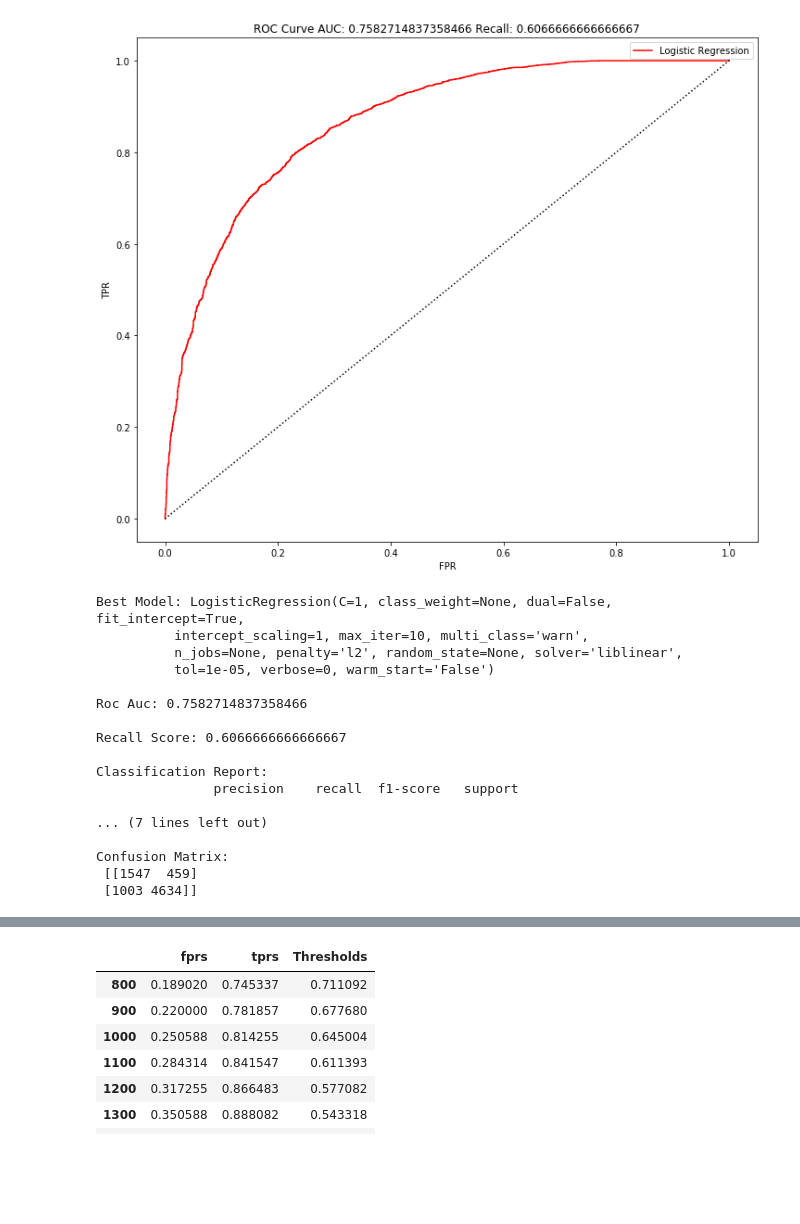
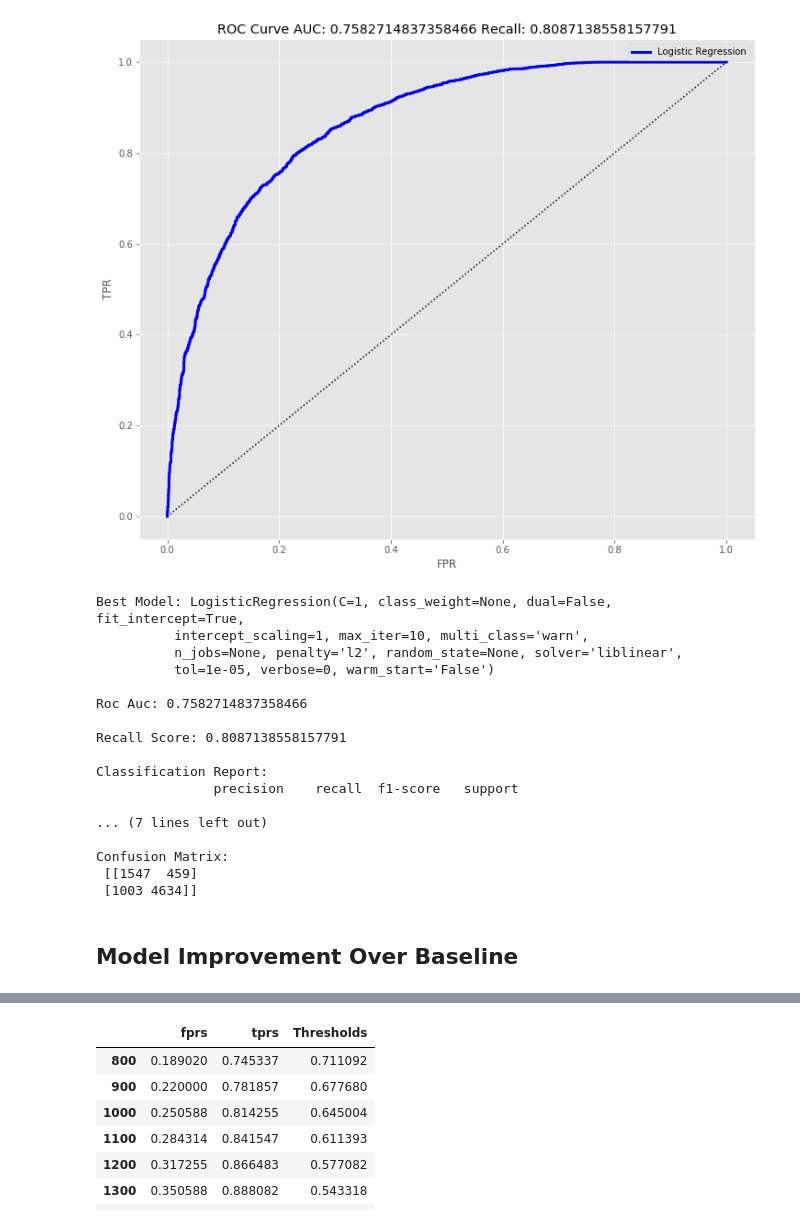
Before and after one commit to jeremymiller00/Predicting-Success-in-Online-Education, a Jupyter notebook: models/logistic_regression_completion_third_quarter.ipynb, the cells around one changed output, grey strips where cells are left out. Saved outputs shown, nothing was run; the diff lists cells and outputs as text; code cells hidden in the pictures; blank space fills up the shorter version.

```diff
--- a/models/logistic_regression_completion_third_quarter.ipynb
+++ b/models/logistic_regression_completion_third_quarter.ipynb
@@ -1,18 +1,23 @@
 # %%
 import pandas as pd
 import pickle
-from sklearn.linear_model import LogisticRegression
 from sklearn.preprocessing import StandardScaler
 import numpy as np
 import pandas as pd
 from sklearn.metrics import recall_score, roc_auc_score, roc_curve, confusion_matrix, classification_report, accuracy_score
-from sklearn.model_selection import cross_val_score
-import statsmodels.api as sm
-from statsmodels.stats.outliers_influence import variance_inflation_factor
 import collections as c
 import matplotlib.pyplot as plt
+plt.style.use('ggplot')
+font = {'size'   : 30}
+plt.rc('font', **font)
+plt.ion()
+plt.rcParams["patch.force_edgecolor"] = True
+plt.rcParams["figure.figsize"] = (20.0, 10.0)
+import random
 %matplotlib inline
 pd.set_option('display.max_columns', 2000)
 pd.set_option('display.max_rows', 2000)
+import warnings
+warnings.filterwarnings('ignore')
 # %%
 log_reg_model = pickle.load(open('logistic_regression_completion_third_quarter.p', 'rb')) # load the model
@@ -59,15 +66,16 @@ def standard_confusion_matrix(y_true, y_pred):
     [[tn, fp], [fn, tp]] = confusion_matrix(y_true, y_pred)
     return np.array([[tp, fp], [fn, tn]])
 
-def print_roc_curve(y_test, probabilities):
+def print_roc_curve(y_test, probabilities, model_type):
     '''
     Calculates and prints a ROC curve given a set of test classes and probabilities from a trained classifier
     '''
     tprs, fprs, thresh = roc_curve(y_test, probabilities)
     plt.figure(figsize=(12,10))
     plt.plot(fprs, tprs,
-         label='Logistic Regression',
-         color='red')
+         label=model_type,
+         color='blue',
+         lw=3)
     plt.plot([0,1],[0,1], 'k:')
     plt.legend()
     plt.xlabel("FPR")
@@ -99,19 +98,21 @@ X_test.drop(high_vif, axis = 1, inplace = True)
+# %%
+t = 0.5 # threshold for predicting positive
 # %%
-    predictions = log_reg_model.predict(X_test)
+    predictions = (log_reg_model.predict_proba(X_test)[:, 1:] > t)
     roc_auc = roc_auc_score(y_test, predictions)
     probas = log_reg_model.predict_proba(X_test)[:, :1]
     tprs, fprs, thresh = roc_curve(y_test, probas)
-    recall = recall_score(y_test, predictions)
+    recall = recall_score(y_test, predictions, average='micro')
     class_report = classification_report(y_test, predictions)
 # %%
-    print_roc_curve(y_test, probas)
+    print_roc_curve(y_test, probas, 'Logistic Regression')
     print('Best Model: {}'.format(log_reg_model))
     print('\nRoc Auc: {}'.format(roc_auc))
     print('\nRecall Score: {}'.format(recall))
     print('\nClassification Report:\n {}'.format(class_report))
     print('\nConfusion Matrix:\n {}'.format(standard_confusion_matrix(y_test, predictions)))
 # %% [output]
-[figure, old version]
+[figure, new version]
 Best Model: LogisticRegression(C=1, class_weight=None, dual=False, fit_intercept=True,
           intercept_scaling=1, max_iter=10, multi_class='warn',
           n_jobs=None, penalty='l2', random_state=None, solver='liblinear',
@@ -119,7 +120,7 @@ Best Model: LogisticRegression(C=1, class_weight=None, dual=False, fit_intercept
 
 Roc Auc: 0.7582714837358466
 
-Recall Score: 0.6066666666666667
+Recall Score: 0.8087138558157791
 
 Classification Report:
                precision    recall  f1-score   support
@@ -129,3 +130,5 @@ Classification Report:
 Confusion Matrix:
  [[1547  459]
  [1003 4634]]
+# %% [markdown]
+## Model Improvement Over Baseline
```
Also changed, not shown: parts of 15 cells of this notebook, 3 other files.
